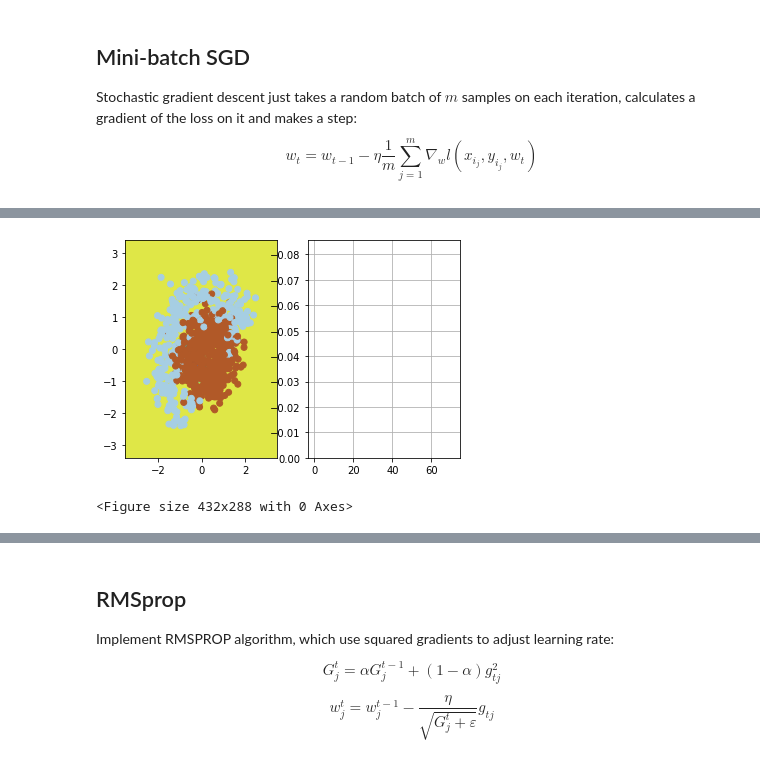
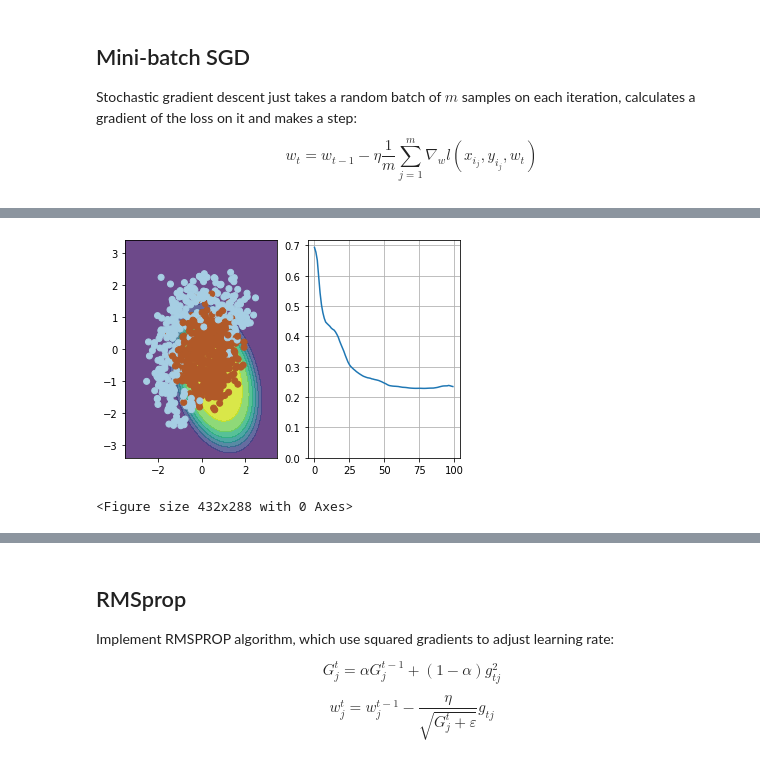
Before and after one commit to jhlandman/coursera_deep_learn, a Jupyter notebook: week1/week01_pa.ipynb, the cells around one changed output, grey strips where cells are left out. Cells and saved outputs as stored; diff of their text form; code cells hidden in the pictures.

```diff
--- a/week1/week01_pa.ipynb
+++ b/week1/week01_pa.ipynb
@@ -148,7 +148,7 @@ def compute_loss(X, y, w):
     # TODO:<your code here>
 
     probs = probability(X, w)
-    losses = - y * np.log(probs) + (1 - y) * np.log(1 - probs)
+    losses = - y * np.log(probs) - (1 - y) * np.log(1 - probs)
     loss = np.mean(losses)
     return loss
 # %%
@@ -183,7 +183,7 @@ def compute_grad(X, y, w):
     # TODO<your code here>
 
     n = len(w)
-    derivs = np.zeros((n, 1))
+    derivs = np.zeros((n))
 
     for i in range(n):
         probs = 1 / (1 + np.exp( - np.sum(w * X, axis = 1)))
@@ -266,7 +266,11 @@ for i in range(n_iter):
     # Keep in mind that compute_grad already does averaging over batch for you!
     # TODO:<your code here>
 
-    w = w - np.transpose(eta * compute_grad(X_expanded[ind, :], y[ind], w))
+    weights_adj = eta * compute_grad(X_expanded[ind, :], y[ind], w)
+
+    w = w - weights_adj
+
+    # was probably changing the order the old way...
 
 visualize(X, y, w, loss)
 plt.clf()
@@ -302,32 +306,33 @@ $$ w_t = w_{t-1} - \nu_t$$
 # %%
 # please use np.random.seed(42), eta=0.05, alpha=0.9, n_iter=100 and batch_size=4 for deterministic results
 np.random.seed(42)
 w = np.array([0, 0, 0, 0, 0, 1])
 v = np.array([0, 0, 0, 0, 0, 0])
 
 eta = 0.05 # learning rate
 alpha = 0.9 # momentum
 nu = np.zeros_like(w)
 
 n_iter = 100
 batch_size = 4
 loss = np.zeros(n_iter)
 plt.figure(figsize=(12, 5))
 
 for i in range(n_iter):
     ind = np.random.choice(X_expanded.shape[0], batch_size)
     loss[i] = compute_loss(X_expanded, y, w)
     if i % 10 == 0:
         visualize(X_expanded[ind, :], y[ind], w, loss)
 
     # TODO:<your code here>
-    v = alpha * v + np.transpose(eta * compute_grad(X_expanded[ind, :], y[ind], w))
+
+    v = alpha * v + eta * compute_grad(X_expanded[ind, :], y[ind], w)
     w = w - v
 
 visualize(X, y, w, loss)
 plt.clf()
 # %% [output]
-[figure, old version]
+[figure, new version]
 <Figure size 432x288 with 0 Axes>
 # %%
 # use output of this cell to fill answer field
```
Also changed, not shown: parts of 9 cells of this notebook.
